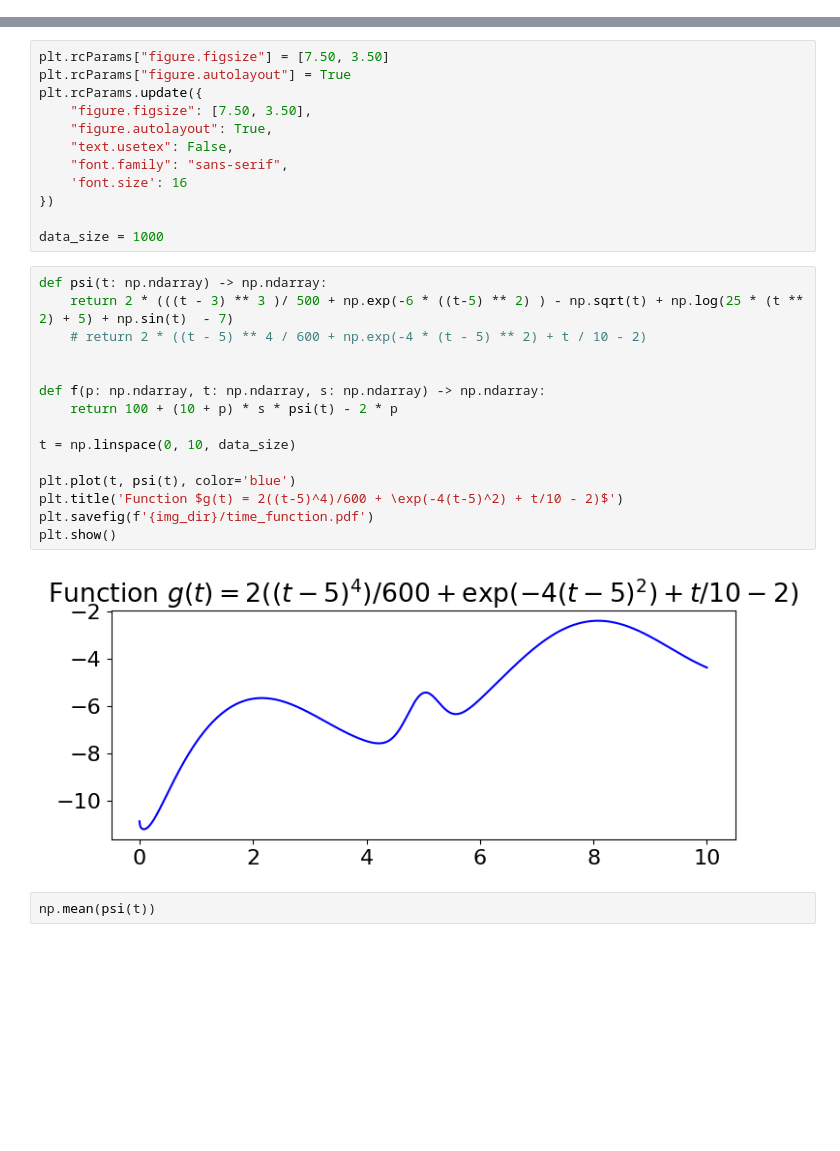
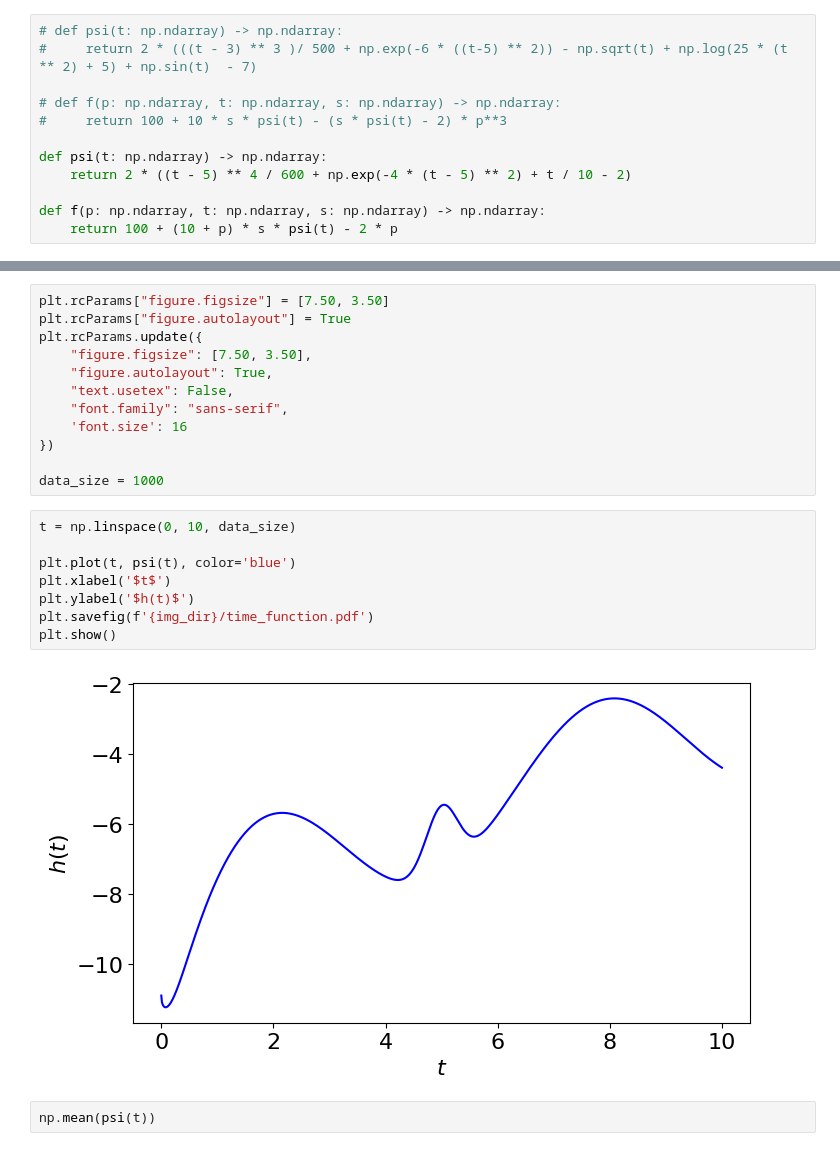
Before and after one commit to Jasmineqy0/DeepFeatureIV, a Jupyter notebook: viz/viz.ipynb, the cells around one changed output, grey strips where cells are left out. Saved outputs shown, nothing was run; the diff lists cells and outputs as text; blank space fills up the shorter version.

```diff
--- a/viz/viz.ipynb
+++ b/viz/viz.ipynb
@@ -129,0 +244,12 @@ fig.write_image(f"{img_dir}/mean squared error bar.pdf")
+# %%
+# def psi(t: np.ndarray) -> np.ndarray:
+#     return 2 * (((t - 3) ** 3 )/ 500 + np.exp(-6 * ((t-5) ** 2)) - np.sqrt(t) + np.log(25 * (t ** 2) + 5) + np.sin(t)  - 7)
+
+# def f(p: np.ndarray, t: np.ndarray, s: np.ndarray) -> np.ndarray:
+#     return 100 + 10 * s * psi(t) - (s * psi(t) - 2) * p**3
+
+def psi(t: np.ndarray) -> np.ndarray:
+    return 2 * ((t - 5) ** 4 / 600 + np.exp(-4 * (t - 5) ** 2) + t / 10 - 2)
+
+def f(p: np.ndarray, t: np.ndarray, s: np.ndarray) -> np.ndarray:
+    return 100 + (10 + p) * s * psi(t) - 2 * p
@@ -200,23 +436,16 @@ plt.rcParams.update({
 })
 
 data_size = 1000
-# %%
-def psi(t: np.ndarray) -> np.ndarray:
-    return 2 * (((t - 3) ** 3 )/ 500 + np.exp(-6 * ((t-5) ** 2) ) - np.sqrt(t) + np.log(25 * (t ** 2) + 5) + np.sin(t)  - 7)
-    # return 2 * ((t - 5) ** 4 / 600 + np.exp(-4 * (t - 5) ** 2) + t / 10 - 2)
-
-
-def f(p: np.ndarray, t: np.ndarray, s: np.ndarray) -> np.ndarray:
-    return 100 + (10 + p) * s * psi(t) - 2 * p
-
-t = np.linspace(0, 10, data_size)
-
-plt.plot(t, psi(t), color='blue')
-plt.title('Function $g(t) = 2((t-5)^4)/600 + \exp(-4(t-5)^2) + t/10 - 2)$')
-plt.savefig(f'{img_dir}/time_function.pdf')
-plt.show()
-# %% [output]
-[figure, removed]
+# %%
+t = np.linspace(0, 10, data_size)
+
+plt.plot(t, psi(t), color='blue')
+plt.xlabel('$t$')
+plt.ylabel('$h(t)$')
+plt.savefig(f'{img_dir}/time_function.pdf')
+plt.show()
+# %% [output]
+[figure, added]
 # %%
 np.mean(psi(t))
 # %% [output]
```
Also changed, not shown: parts of 29 cells of this notebook, 51 other files.
